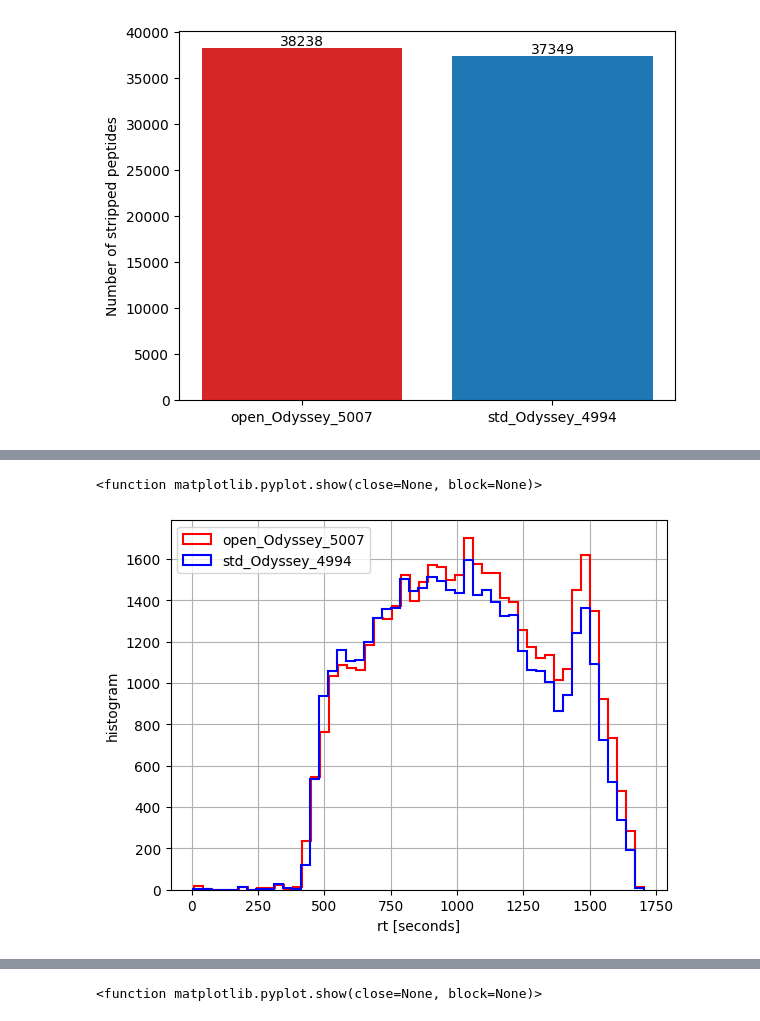
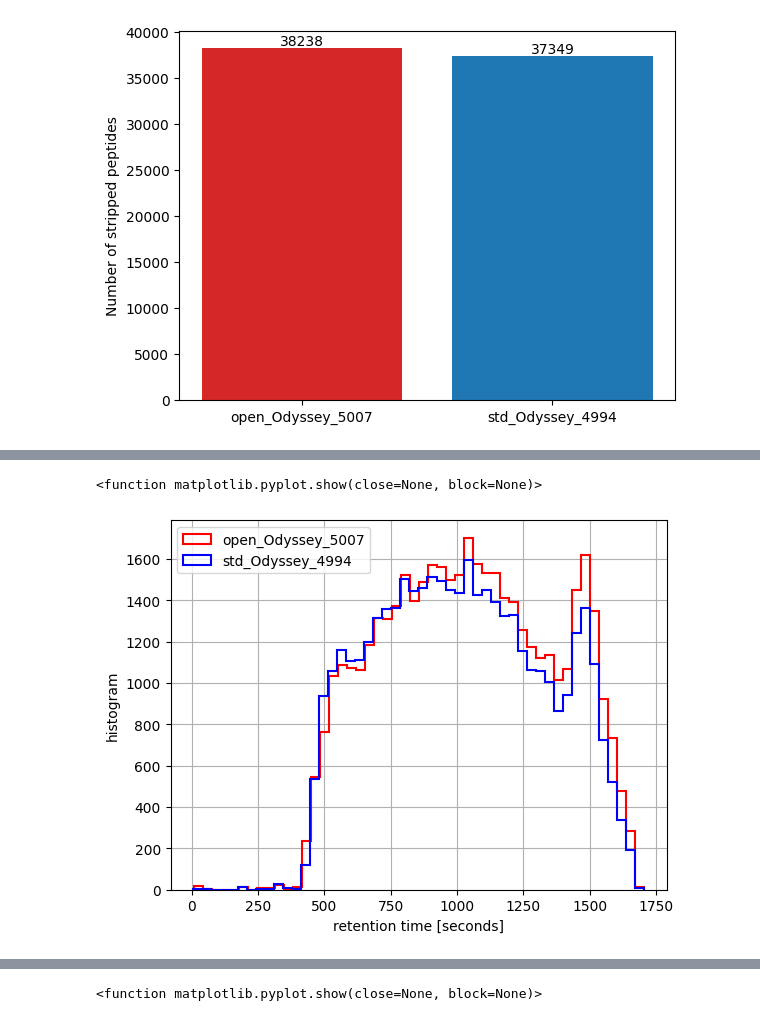
Before and after one commit to TotoroCat1/yani_poker, a Jupyter notebook: YaniZhao_template.ipynb, the cells around one changed output, grey strips where cells are left out. Cells and saved outputs as stored; diff of their text form; code cells hidden in the pictures.

```diff
--- a/YaniZhao_template.ipynb
+++ b/YaniZhao_template.ipynb
@@ -270,12 +290,12 @@ plt.show
 # %%
-plt.xlabel('rt [seconds]')
+plt.xlabel('retention time [seconds]')
 plt.ylabel('histogram')
 plt.hist(table1["rt"]*60,bins=50,histtype='step',linewidth=1.5,color='r',label='open_Odyssey_5007')
 plt.hist(table2["rt"]*60,bins=50,histtype='step',linewidth=1.5,color='b',label='std_Odyssey_4994')
 plt.grid()
 
 plt.legend()
 plt.show
 # %% [output]
 <function matplotlib.pyplot.show(close=None, block=None)>
-[figure, old version]
+[figure, new version]
```
Also changed, not shown: parts of 31 cells of this notebook.
